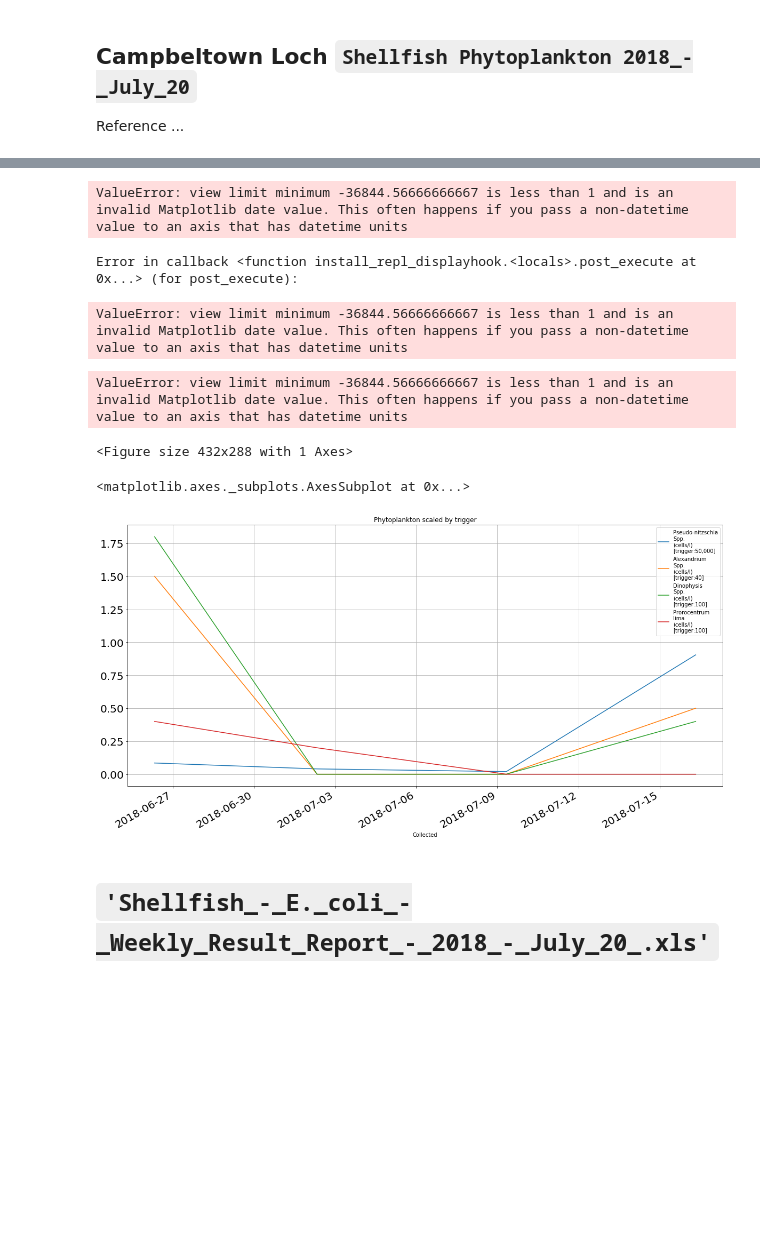
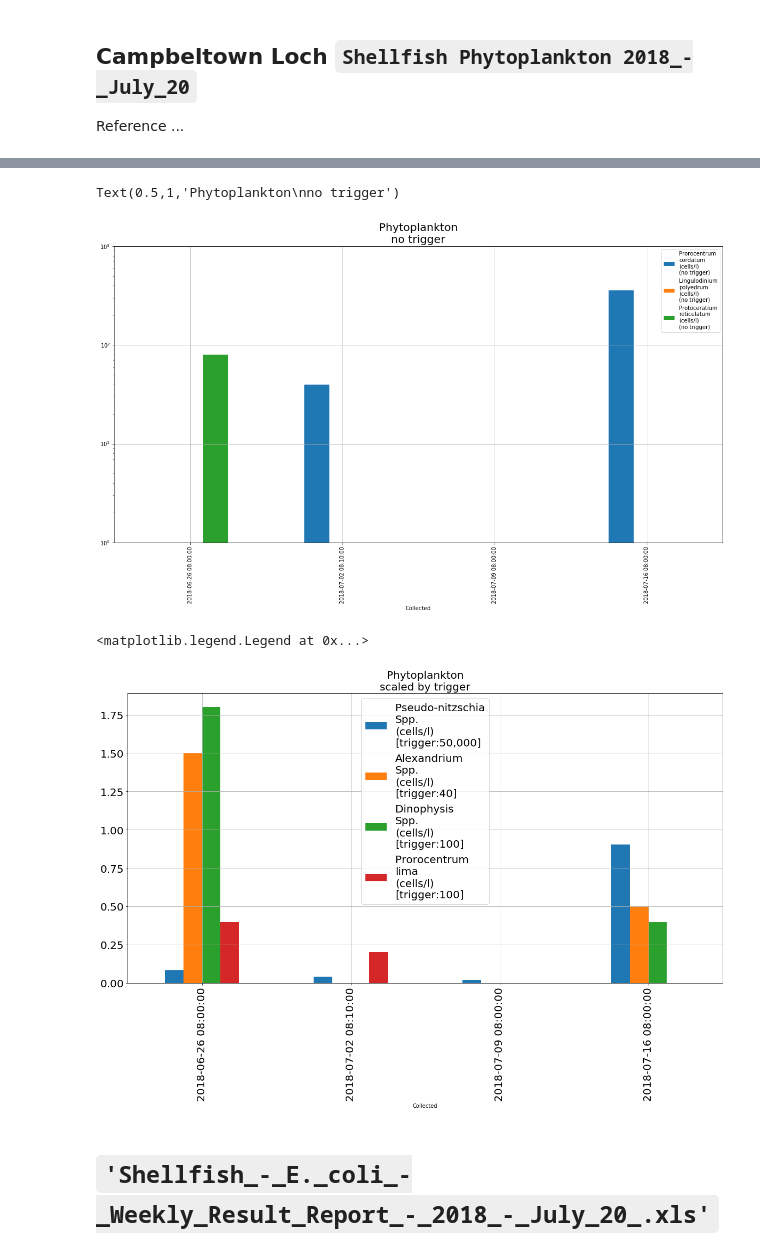
Before and after one commit to douglasmacdonald/python, a Jupyter notebook: notebooks/water_quality.ipynb, the cells around one changed output, grey strips where cells are left out. Saved outputs shown, nothing was run; the diff lists cells and outputs as text; code cells hidden in the pictures; blank space fills up the shorter version.

Commit message:
Improving the graphs

```diff
--- a/notebooks/water_quality.ipynb
+++ b/notebooks/water_quality.ipynb
@@ -92,12 +78,6 @@ pyhtoplankton_ct_no_trig.reset_index()
 # %%
-pyhtoplankton_ct_no_trig_ = pyhtoplankton_ct_no_trig.reset_index()
-#pyhtoplankton_ct_no_trig_.plot(title="Phytoplankton with no trigger, normalised"
-#                              , figsize=(20, 10), grid=True, fontsize=20)
+ax = pyhtoplankton_ct_no_trig.plot.bar(figsize=(20, 10), grid=True, logy=True, ylim=(1, 1000))
+ax.set_title(label="Phytoplankton\nno trigger", fontsize=20)
+# %% [output]
+Text(0.5,1,'Phytoplankton\nno trigger')
+[figure, added]
-# %%
-pyhtoplankton_ct_no_trig_
-# %% [output]
-ValueError: view limit minimum -36844.56666666667 is less than 1 and is an invalid Matplotlib date value. This often happens if you pass a non-datetime value to an axis that has datetime units
-Error in callback <function install_repl_displayhook.<locals>.post_execute at 0x...> (for post_execute):
-ValueError: view limit minimum -36844.56666666667 is less than 1 and is an invalid Matplotlib date value. This often happens if you pass a non-datetime value to an axis that has datetime units
-ValueError: view limit minimum -36844.56666666667 is less than 1 and is an invalid Matplotlib date value. This often happens if you pass a non-datetime value to an axis that has datetime units
-<Figure size 432x288 with 1 Axes>
@@ -104,8 +87,13 @@ ValueError: view limit minimum -36844.56666666667 is less than 1 and is an inval
 # %%
-pyhtoplankton_ct_trig_norm.plot(figsize=(20, 10), grid=True, title="Phytoplankton scaled by trigger", fontsize=20)
+ax  = pyhtoplankton_ct_trig_norm.plot.bar(figsize=(20, 10)
+                                      , grid=True
+                                      , fontsize=20)
+
+ax.set_title(label="Phytoplankton\nscaled by trigger", fontsize=20)
+ax.legend(fontsize=20, loc=0)
 # %% [output]
-<matplotlib.axes._subplots.AxesSubplot at 0x...>
+<matplotlib.legend.Legend at 0x...>
-[figure, old version]
+[figure, new version]
 # %% [markdown]
 # `'Shellfish_-_E._coli_-_Weekly_Result_Report_-_2018_-_July_20_.xls'`
 # %%
```
Also changed, not shown: parts of 10 cells of this notebook.
